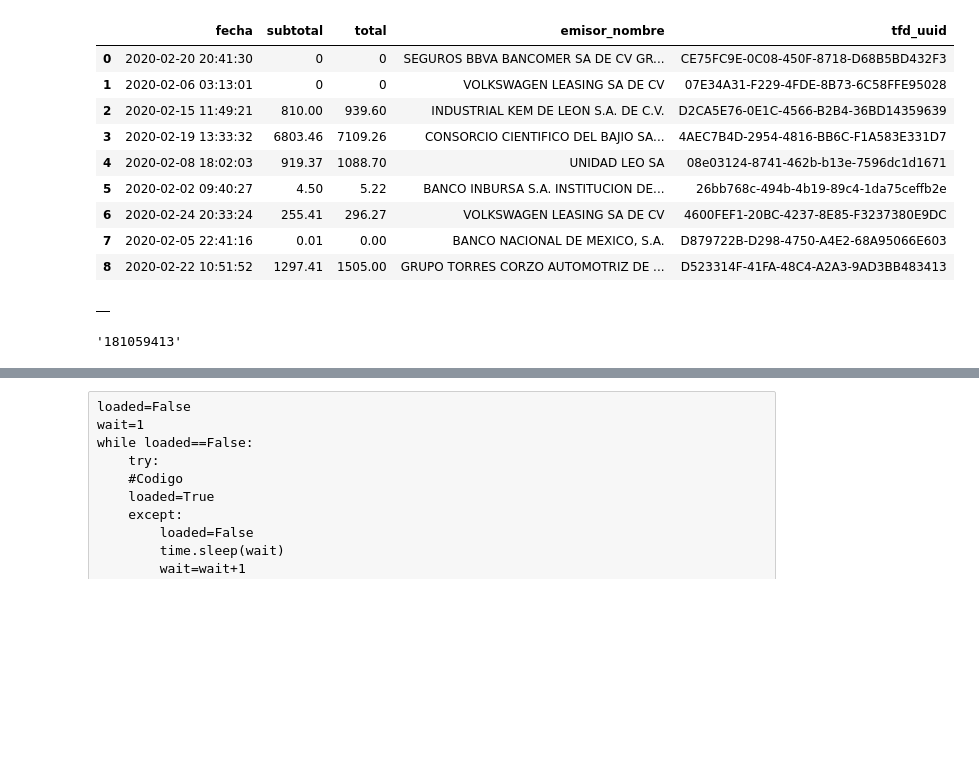
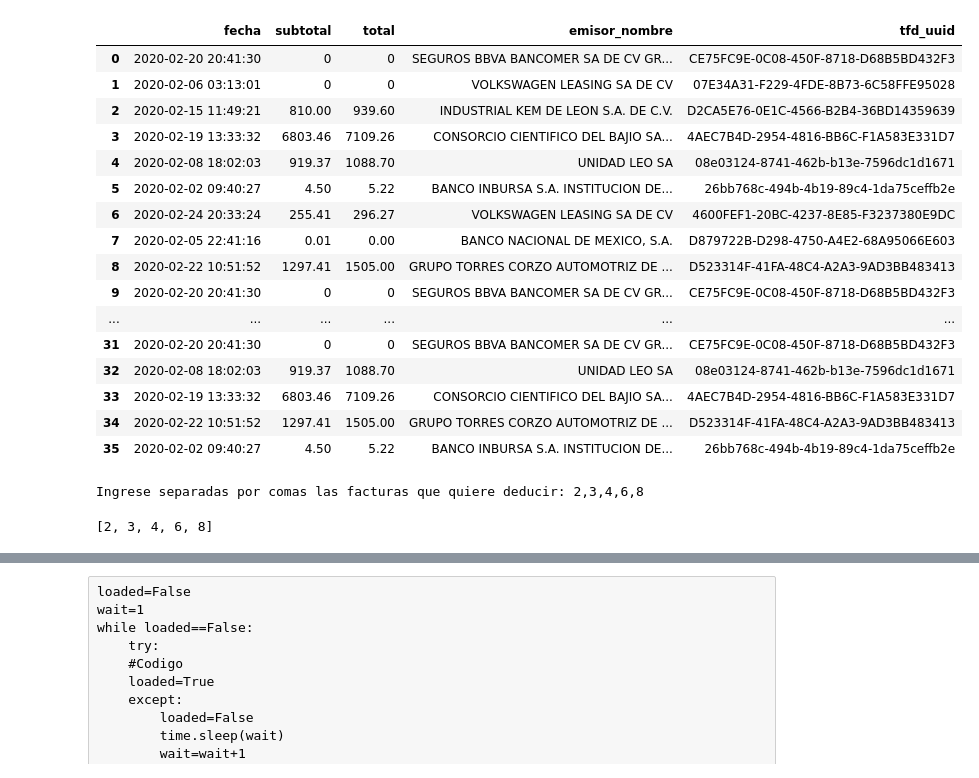
Before and after one commit to albertoid/Declaro, a Jupyter notebook: API-Selección de Facturas.ipynb, the cells around one changed output, grey strips where cells are left out. Saved outputs shown, nothing was run; the diff lists cells and outputs as text; code cells hidden in the pictures; blank space fills up the shorter version.

```diff
--- a/API-Selección de Facturas.ipynb
+++ b/API-Selección de Facturas.ipynb
@@ -68,25 +68,31 @@ ingresos=list(col_facturas.find({'$and':[
                                }))
 # %%
 df_gastos=pd.DataFrame(gastos)
-df_gastos
+display(df_gastos)
 # %% [output]
 |  | fecha | subtotal | total | emisor_nombre | tfd_uuid |
 | 0 | 2020-02-20 20:41:30 | 0 | 0 | SEGUROS BBVA BANCOMER SA DE CV GR... | CE75FC9E-0C08-450F-8718-D68B5BD432F3 |
 | 1 | 2020-02-06 03:13:01 | 0 | 0 | VOLKSWAGEN LEASING SA DE CV | 07E34A31-F229-4FDE-8B73-6C58FFE95028 |
 | 2 | 2020-02-15 11:49:21 | 810.00 | 939.60 | INDUSTRIAL KEM DE LEON S.A. DE C.V. | D2CA5E76-0E1C-4566-B2B4-36BD14359639 |
 | 3 | 2020-02-19 13:33:32 | 6803.46 | 7109.26 | CONSORCIO CIENTIFICO DEL BAJIO SA... | 4AEC7B4D-2954-4816-BB6C-F1A583E331D7 |
 | 4 | 2020-02-08 18:02:03 | 919.37 | 1088.70 | UNIDAD LEO SA | 08e03124-8741-462b-b13e-7596dc1d1671 |
 | 5 | 2020-02-02 09:40:27 | 4.50 | 5.22 | BANCO INBURSA S.A. INSTITUCION DE... | 26bb768c-494b-4b19-89c4-1da75ceffb2e |
 | 6 | 2020-02-24 20:33:24 | 255.41 | 296.27 | VOLKSWAGEN LEASING SA DE CV | 4600FEF1-20BC-4237-8E85-F3237380E9DC |
 | 7 | 2020-02-05 22:41:16 | 0.01 | 0.00 | BANCO NACIONAL DE MEXICO, S.A. | D879722B-D298-4750-A4E2-68A95066E603 |
 | 8 | 2020-02-22 10:51:52 | 1297.41 | 1505.00 | GRUPO TORRES CORZO AUTOMOTRIZ DE ... | D523314F-41FA-48C4-A2A3-9AD3BB483413 |
+| 9 | 2020-02-20 20:41:30 | 0 | 0 | SEGUROS BBVA BANCOMER SA DE CV GR... | CE75FC9E-0C08-450F-8718-D68B5BD432F3 |
+| ... | ... | ... | ... | ... | ... |
+| 31 | 2020-02-20 20:41:30 | 0 | 0 | SEGUROS BBVA BANCOMER SA DE CV GR... | CE75FC9E-0C08-450F-8718-D68B5BD432F3 |
+| 32 | 2020-02-08 18:02:03 | 919.37 | 1088.70 | UNIDAD LEO SA | 08e03124-8741-462b-b13e-7596dc1d1671 |
+| 33 | 2020-02-19 13:33:32 | 6803.46 | 7109.26 | CONSORCIO CIENTIFICO DEL BAJIO SA... | 4AEC7B4D-2954-4816-BB6C-F1A583E331D7 |
+| 34 | 2020-02-22 10:51:52 | 1297.41 | 1505.00 | GRUPO TORRES CORZO AUTOMOTRIZ DE ... | D523314F-41FA-48C4-A2A3-9AD3BB483413 |
+| 35 | 2020-02-02 09:40:27 | 4.50 | 5.22 | BANCO INBURSA S.A. INSTITUCION DE... | 26bb768c-494b-4b19-89c4-1da75ceffb2e |
-# %%
-df_ingresos=pd.DataFrame(ingresos)
-df_ingresos
-# %% [output]
-|  |
-# %%
-a=list(col_facturas.find({'receptor_rfc':{'$eq': 'IADA810218HG5'}}))
-a[0]['folio']
-# %% [output]
-'181059413'
+# %%
+seleccion=input('Ingrese separadas por comas las facturas que quiere deducir: ')
+# %% [output]
+Ingrese separadas por comas las facturas que quiere deducir: 2,3,4,6,8
+# %%
+sel = [int(i) for i in seleccion.replace(' ','').split(',')]
+sel
+# %% [output]
+[2, 3, 4, 6, 8]
```
Also changed, not shown: parts of 3 cells of this notebook, 4 other files.
